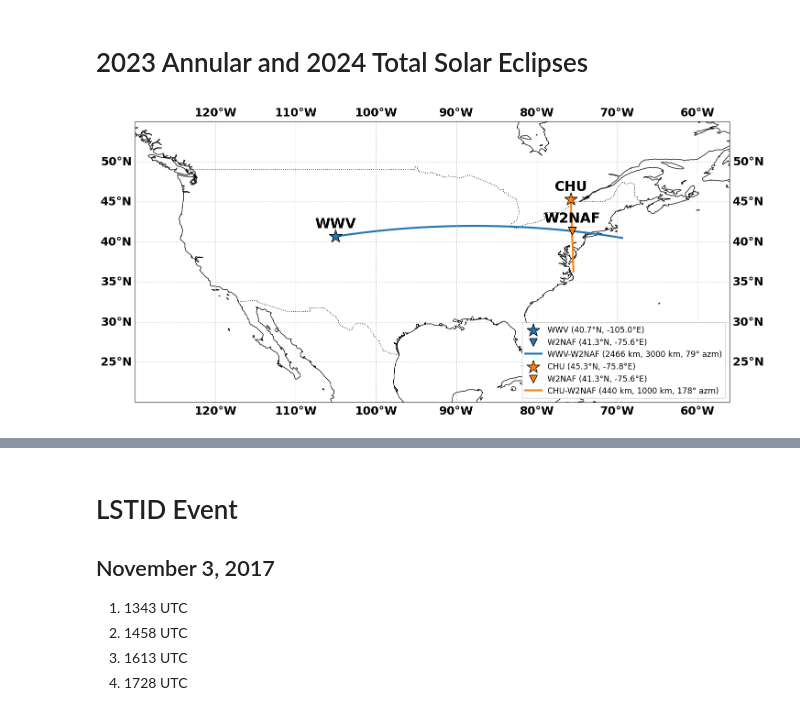
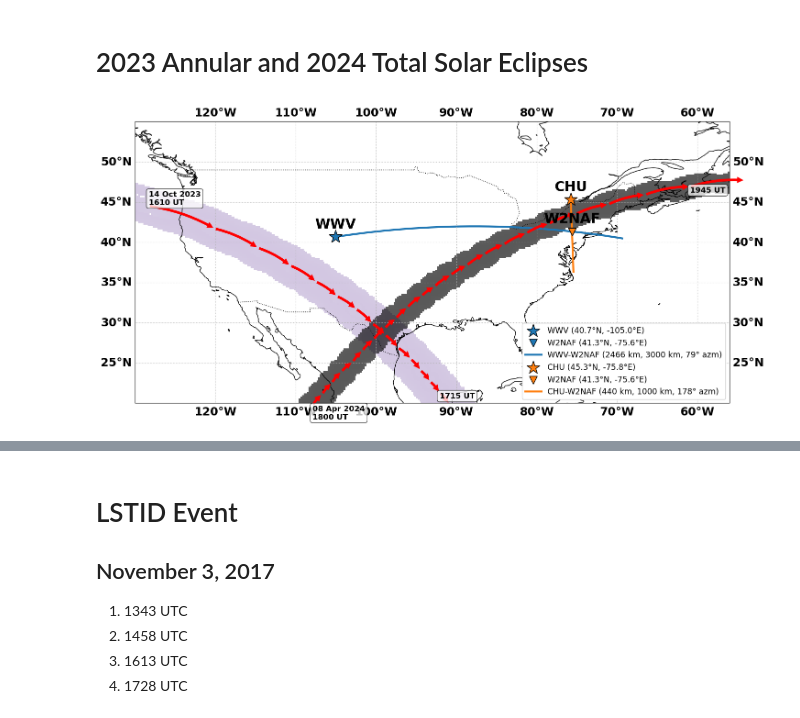
Before and after one commit to w2naf/IRI_TID, a Jupyter notebook: scripts/Maps for Devin.ipynb, the cells around one changed output, grey strips where cells are left out. Saved outputs shown, nothing was run; the diff lists cells and outputs as text; code cells hidden in the pictures.

```diff
--- a/scripts/Maps for Devin.ipynb
+++ b/scripts/Maps for Devin.ipynb
@@ -23,6 +25,7 @@ geod = Geodesic.WGS84
 # %%
 plt.rcParams['font.size']      = 18
 plt.rcParams['font.weight']    = 'bold'
+plt.rcParams['axes.titleweight']    = 'bold'
 plt.rcParams['axes.grid']      = True
 plt.rcParams['axes.xmargin']   = 0
 plt.rcParams['grid.linestyle'] = ':'
@@ -219,33 +523,38 @@ class Paths(object):
 # %%
 pdcts = []
 
 pdct = {}
 pdct['tx_lbl']  = 'WWV'
 pdct['tx_lat']  =   40.6683
 pdct['tx_lon']  = -105.0384
 pdct['rx_lbl']  = 'W2NAF'
 pdct['rx_lat']  =  41.335116
 pdct['rx_lon']  = -75.600692
 pdct['tx_end_range_km'] = 3000.
 
 pdcts.append(pdct)
 
 pdct = {}
 pdct['tx_lbl']  = 'CHU'
 pdct['tx_lat']  =   45.294806
 pdct['tx_lon']  =  -75.757861
 pdct['rx_lbl']  = 'W2NAF'
 pdct['rx_lat']  =  41.335116
 pdct['rx_lon']  = -75.600692
 pdct['tx_end_range_km'] = 1000.
 
 pdcts.append(pdct)
 
-paths = Paths(pdcts)
-plot_map(paths.df)
-paths.df
+title = []
+title.append('Annular Solar Eclipe - 14 October 2023')
+title.append('Total Solar Eclipe - 8 April 2024')
+title = '\n'.join(title)
+
+eclipse_paths = Paths(pdcts)
+plot_map(eclipse_paths.df,plot_eclipse=True)
+eclipse_paths.df
 # %% [output]
-[figure, old version]
+[figure, new version]
 |  | tx_lbl | tx_lat | tx_lon | rx_lbl | rx_lat | rx_lon | tx_end_range_km | end_lat | end_lon | end_lbl | ... |
 | 0 | WWV | 40.668300 | -105.038400 | W2NAF | 41.335116 | -75.600692 | 3000.0 | 40.486491 | -69.358614 | W2NAF | ... |
 | 1 | CHU | 45.294806 | -75.757861 | W2NAF | 41.335116 | -75.600692 | 1000.0 | 36.293382 | -75.426174 | W2NAF | ... |
```
Also changed, not shown: parts of 9 cells of this notebook.
